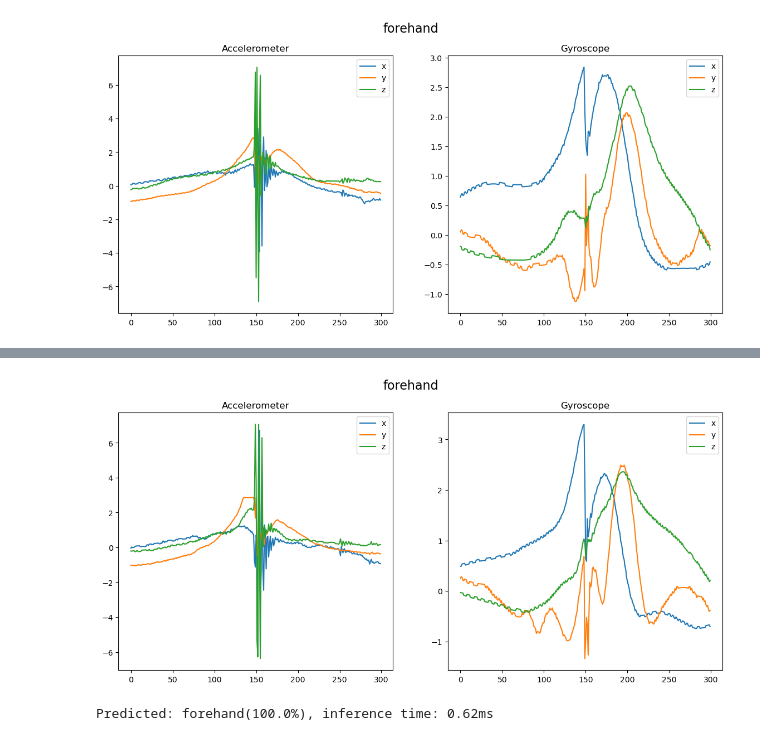
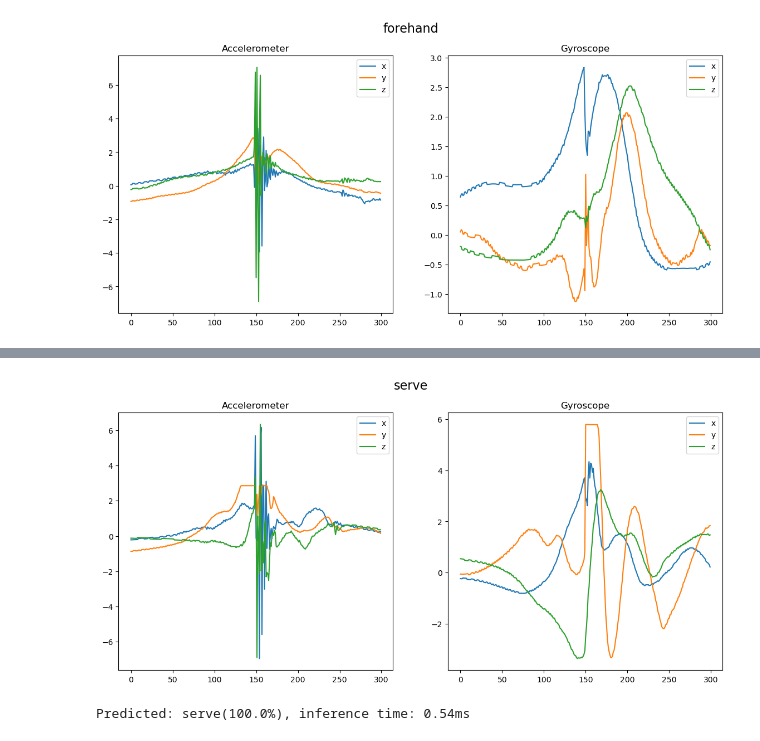
Before and after one commit to Fexcatta/SmartTennisRacket, a Jupyter notebook: model/training.ipynb, the cells around one changed output, grey strips where cells are left out. Cells and saved outputs as stored; diff of their text form; code cells hidden in the pictures.

```diff
--- a/model/training.ipynb
+++ b/model/training.ipynb
@@ -280,11 +313,11 @@ Epoch: 199 | Train: 0.0002 (100.0000%) | Test: 0.0213 (100.0000%) | Time: 2.0877
 # %%
 # test prediction
-sample = dataset[9]
+sample = dataset[209]
 tensor = sample[0].to('cpu').unsqueeze(0) # add batch dim
 show_sample(*sample)
 
 prediction, prob, inf_time = predict(model, tensor)
 print(f"Predicted: {prediction}({prob*100:.1f}%), inference time: {inf_time*1000:.2f}ms")
 # %% [output]
-[figure, old version]
+[figure, new version]
-Predicted: forehand(100.0%), inference time: 0.62ms
+Predicted: serve(100.0%), inference time: 0.54ms
```
Also changed, not shown: parts of 3 cells of this notebook, 1 other file.
